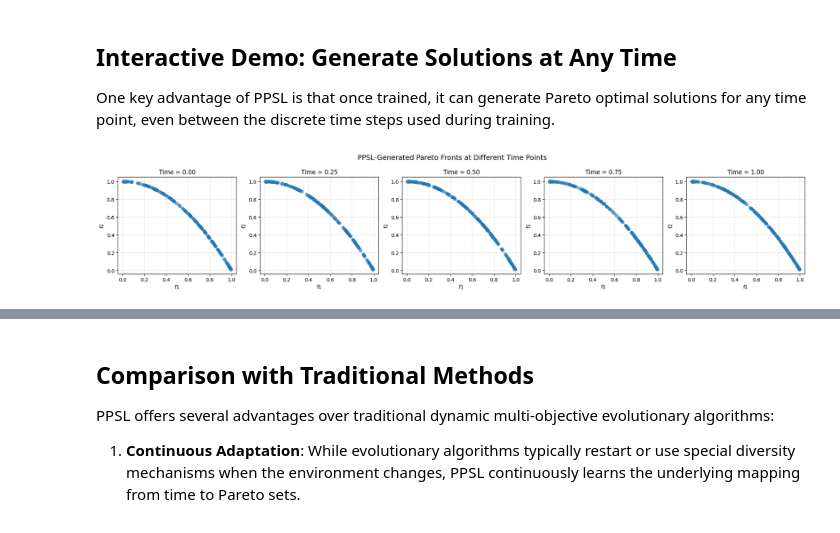
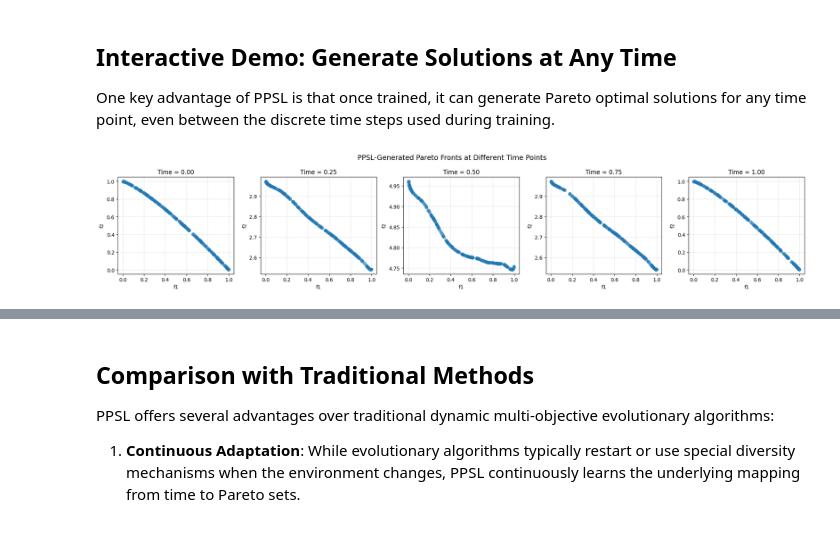
Before and after one commit to jicheng9617/PPSL, a Jupyter notebook: example.ipynb, the cells around one changed output, grey strips where cells are left out. Drawn from its saved outputs; the diff is of its cells as text; code cells hidden in the pictures.

```diff
--- a/example.ipynb
+++ b/example.ipynb
@@ -57,7 +57,7 @@ Let's demonstrate PPSL on a dynamic test problem. We'll use the DF2 problem, whi
 # %%
 # Problem configuration
 problem_name = "DF1"  # Dynamic test problem
-n_var = 10           # Number of decision variables
+n_var = 5           # Number of decision variables
 tau_t = 10           # Change frequency (generations between environmental changes)
 n_t = 10             # Change severity
 n_changes = 10       # Number of environmental changes to simulate
@@ -86,9 +86,10 @@ Now let's train the PPSL model to track the dynamic Pareto front over time.
 results = {
     'igd': [],
     'hv': [],
-    'pareto_fronts': [],
+    'pred_fronts': [],
     'true_fronts': [],
-    'times': []
+    'times': [],
+    'parameters': [],
 }
 
 # Initialize models
@@ -112,9 +113,9 @@ for gen in range(max_n_gen):
         hnet=hnet,
         psmodel=psmodel,
         hpn_hidden_size=1024,
-        psm_hidden_size=512,
-        psm_n_layer=2,
-        lr_hpn=1e-5,
+        psm_hidden_size=256,
+        psm_n_layer=3,
+        lr_hpn=1e-7,
         lr_base=1e-3,
         loss_type='stch',
         lora_type=True,
@@ -148,12 +149,13 @@ for gen in range(max_n_gen):
         # Store results
         results['igd'].append(igd)
         results['hv'].append(hv)
-        results['pareto_fronts'].append(pred_front)
+        results['pred_fronts'].append(pred_front)
         results['true_fronts'].append(true_front)
         results['times'].append(problem.time)
+        results['parameters'].append(gen / max_n_gen)
 
         change_num = (gen + 1) // tau_t
-        print(f"Change {change_num}/{n_changes} - Gen {gen+1}: IGD = {igd:.4f}, HV = {hv:.4f}")
+        print(f"Change {change_num}/{n_changes} - Gen {gen+1}: Time Parameter: {gen / max_n_gen:.3f}, Time Characteristic: {problem.time:.3f}, IGD = {igd:.4f}, HV = {hv:.4f}")
 
     # Update problem time
     problem.tic()
@@ -211,7 +198,7 @@ plt.show()
 # %%
 # Visualize Pareto fronts at different time steps
-n_plots = min(4, len(results['pareto_fronts']))
-indices = np.linspace(0, len(results['pareto_fronts'])-1, n_plots, dtype=int)
+n_plots = min(4, len(results['pred_fronts']))
+indices = np.linspace(0, len(results['pred_fronts'])-1, n_plots, dtype=int)
 
 fig, axes = plt.subplots(1, n_plots, figsize=(16, 4))
 if n_plots == 1:
@@ -225,7 +212,7 @@ for i, idx in enumerate(indices):
     ax.scatter(true_front[:, 0], true_front[:, 1], c='red', alpha=0.6, s=30, label='True PF')
 
     # Plot predicted Pareto front
-    pred_front = results['pareto_fronts'][idx]
+    pred_front = results['pred_fronts'][idx]
     ax.scatter(pred_front[:, 0], pred_front[:, 1], c='blue', alpha=0.6, s=20, label='PPSL')
 
     ax.set_xlabel('f1')
@@ -290,7 +277,7 @@ PPSL Architecture Summary:
 
 One key advantage of PPSL is that once trained, it can generate Pareto optimal solutions for any time point, even between the discrete time steps used during training.
 # %%
-def generate_solutions_at_time(time_ratio, n_samples=100):
+def generate_solutions_at_time(time_ratio, time, n_samples=100):
     """
     Generate Pareto optimal solutions at a specific time point.
 
@@ -302,32 +289,34 @@ def generate_solutions_at_time(time_ratio, n_samples=100):
     solutions = generate_ps(
         problem=problem,
         param=torch.tensor([time_ratio], device=device),
         hypernet=hnet,
         psmodel=psmodel,
         n_samples=n_samples,
         device=device,
     )
 
     # Evaluate objectives
+    problem.time = time  # Set the problem to the specific time
     objectives = problem.evaluate(solutions).cpu().numpy()
 
     return solutions.cpu().numpy(), objectives
 
 # Example: Generate solutions at different time points
 time_points = [0.0, 0.25, 0.5, 0.75, 1.0]
 fig, axes = plt.subplots(1, len(time_points), figsize=(20, 4))
 
 for i, t in enumerate(time_points):
-    _, objectives = generate_solutions_at_time(t, n_samples=200)
+    time = ((t * n_changes * tau_t + 1) // tau_t) / n_t  # Convert ratio to actual time
+    _, objectives = generate_solutions_at_time(t, time=time, n_samples=200)
 
     axes[i].scatter(objectives[:, 0], objectives[:, 1], alpha=0.6)
     axes[i].set_xlabel('f1')
     axes[i].set_ylabel('f2')
     axes[i].set_title(f'Time = {t:.2f}')
     axes[i].grid(True, alpha=0.3)
 
 plt.suptitle('PPSL-Generated Pareto Fronts at Different Time Points', fontsize=14)
 plt.tight_layout()
 plt.show()
 # %% [output]
-[figure, old version]
+[figure, new version]
```
Also changed, not shown: parts of 7 cells of this notebook.
